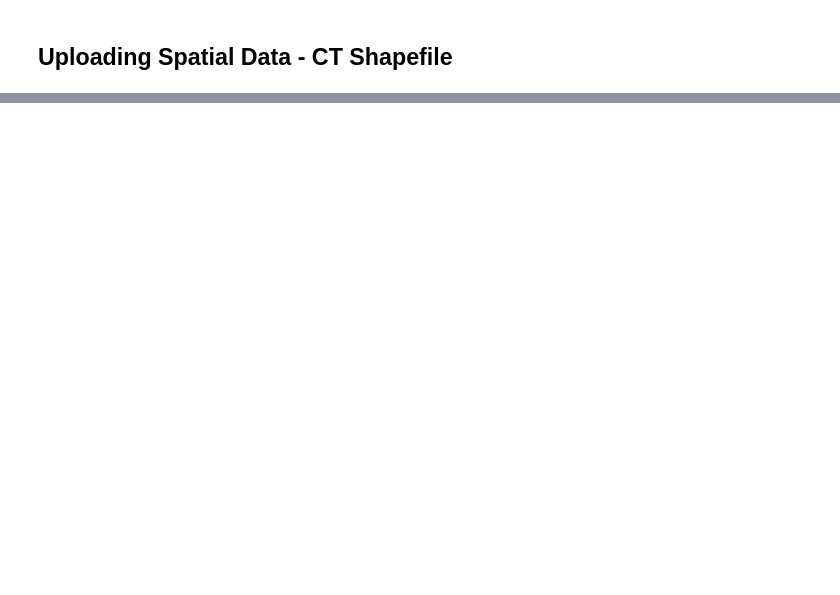
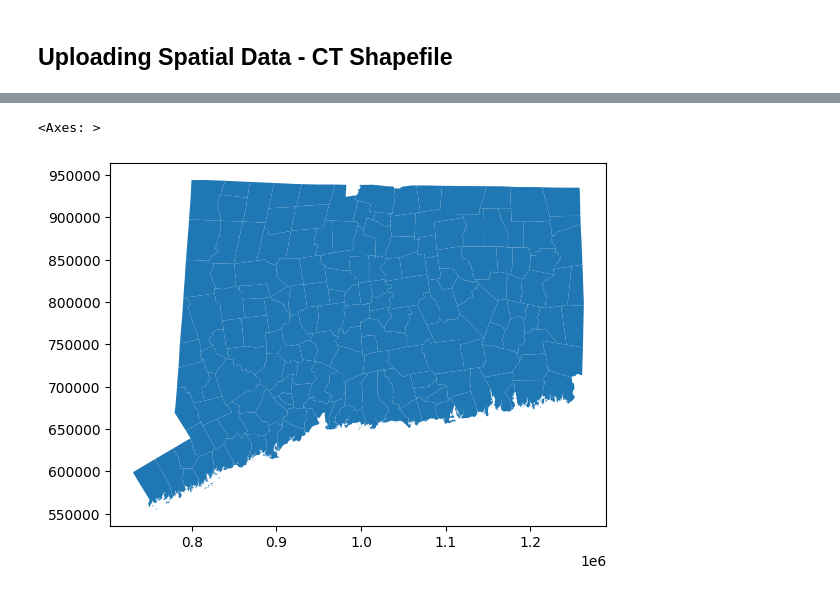
Before and after one commit to pastelpargoal/NO2, a Jupyter notebook: final_project_pargoal_kei.ipynb, the cells around one changed output, grey strips where cells are left out. Saved outputs shown, nothing was run; the diff lists cells and outputs as text; code cells hidden in the pictures; blank space fills up the shorter version.

```diff
--- a/final_project_pargoal_kei.ipynb
+++ b/final_project_pargoal_kei.ipynb
@@ -539,0 +517,5 @@ combined_hp
+# %%
+CONN.plot()
+# %% [output]
+<Axes: >
+[figure, added]
```
Also changed, not shown: parts of 75 cells of this notebook.
